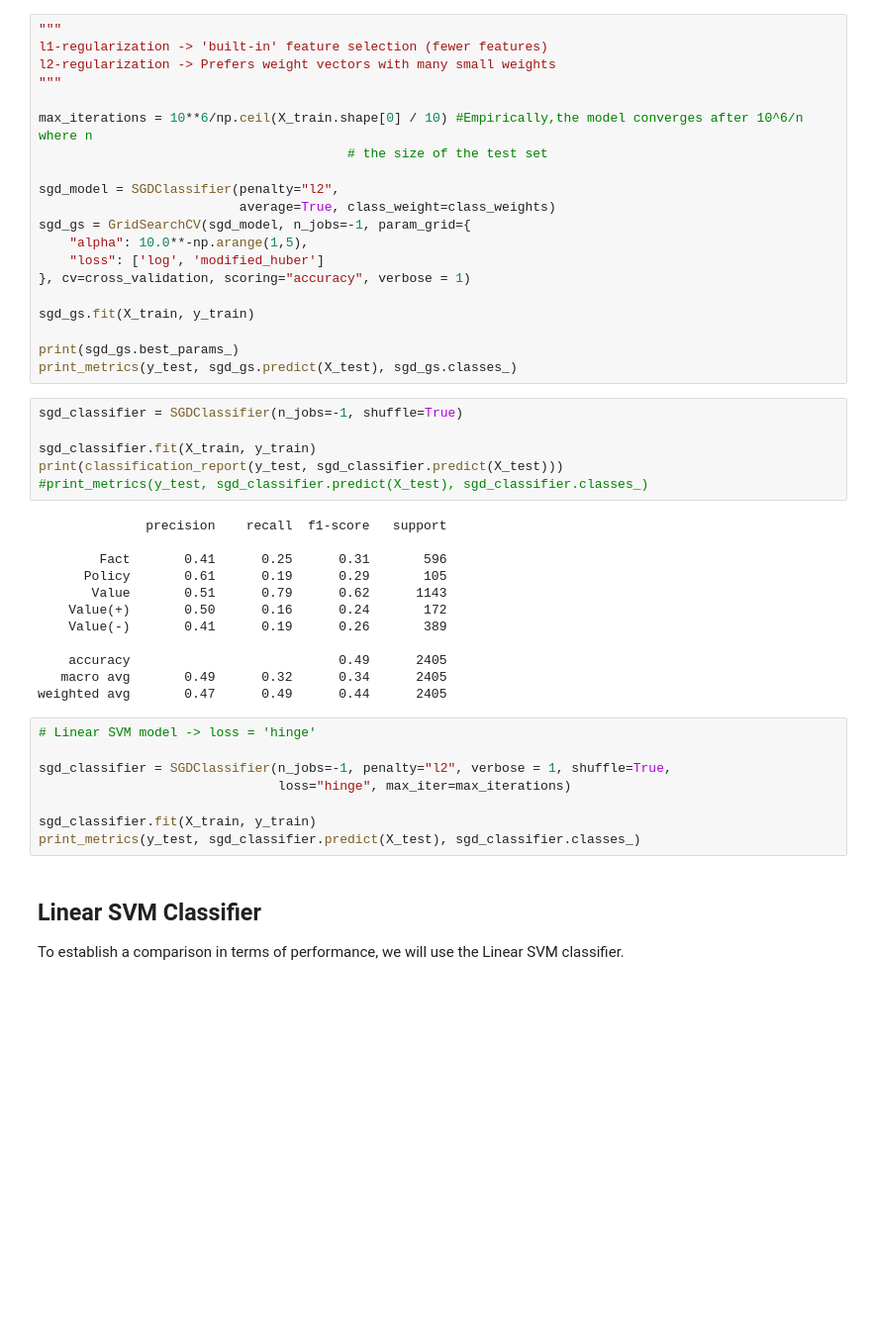
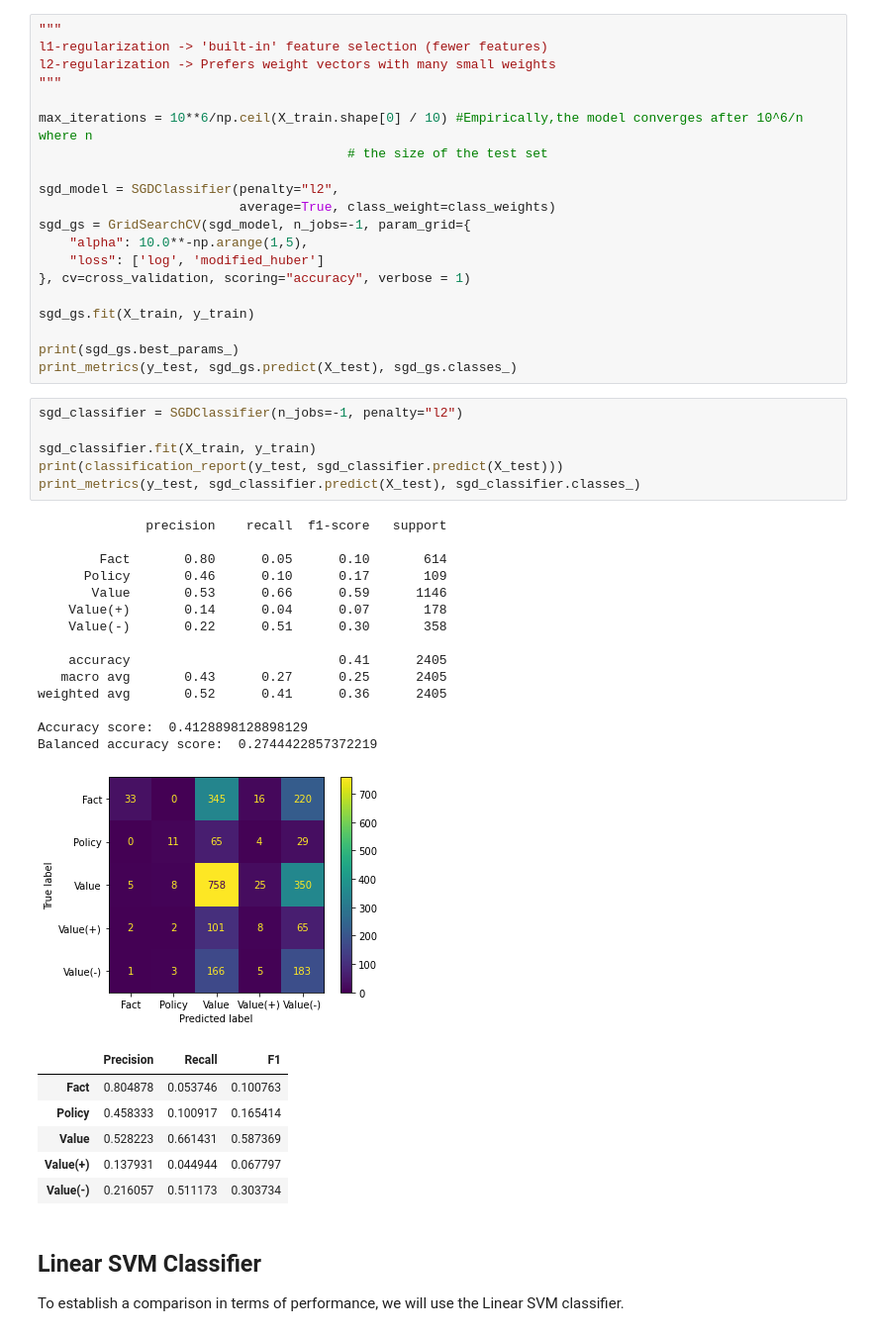
Before and after one commit to Caio-Nogueira/FEUP-PLN, a Jupyter notebook: classification.ipynb, the cells around one changed output. Shown at 99% size. Cells and saved outputs as stored; diff of their text form; blank space fills up the shorter version.

```diff
--- a/classification.ipynb
+++ b/classification.ipynb
@@ -530,31 +535,33 @@ sgd_gs.fit(X_train, y_train)
 print(sgd_gs.best_params_)
 print_metrics(y_test, sgd_gs.predict(X_test), sgd_gs.classes_)
 # %%
-sgd_classifier = SGDClassifier(n_jobs=-1, shuffle=True)
+sgd_classifier = SGDClassifier(n_jobs=-1, penalty="l2")
 
 sgd_classifier.fit(X_train, y_train)
 print(classification_report(y_test, sgd_classifier.predict(X_test)))
-#print_metrics(y_test, sgd_classifier.predict(X_test), sgd_classifier.classes_)
+print_metrics(y_test, sgd_classifier.predict(X_test), sgd_classifier.classes_)
 # %% [output]
               precision    recall  f1-score   support
 
-        Fact       0.41      0.25      0.31       596
-      Policy       0.61      0.19      0.29       105
-       Value       0.51      0.79      0.62      1143
-    Value(+)       0.50      0.16      0.24       172
-    Value(-)       0.41      0.19      0.26       389
+        Fact       0.80      0.05      0.10       614
+      Policy       0.46      0.10      0.17       109
+       Value       0.53      0.66      0.59      1146
+    Value(+)       0.14      0.04      0.07       178
+    Value(-)       0.22      0.51      0.30       358
 
-    accuracy                           0.49      2405
-   macro avg       0.49      0.32      0.34      2405
-weighted avg       0.47      0.49      0.44      2405
+    accuracy                           0.41      2405
+   macro avg       0.43      0.27      0.25      2405
+weighted avg       0.52      0.41      0.36      2405
+
+Accuracy score:  0.4128898128898129
+Balanced accuracy score:  0.2744422857372219
+[figure, added]
+|  | Precision | Recall | F1 |
+| Fact | 0.804878 | 0.053746 | 0.100763 |
+| Policy | 0.458333 | 0.100917 | 0.165414 |
+| Value | 0.528223 | 0.661431 | 0.587369 |
+| Value(+) | 0.137931 | 0.044944 | 0.067797 |
+| Value(-) | 0.216057 | 0.511173 | 0.303734 |
-# %%
-# Linear SVM model -> loss = 'hinge'
-
-sgd_classifier = SGDClassifier(n_jobs=-1, penalty="l2", verbose = 1, shuffle=True,
-                               loss="hinge", max_iter=max_iterations)
-
-sgd_classifier.fit(X_train, y_train)
-print_metrics(y_test, sgd_classifier.predict(X_test), sgd_classifier.classes_)
 # %% [markdown]
 ## Linear SVM Classifier
 To establish a comparison in terms of performance, we will use the Linear SVM classifier.
```
Also changed, not shown: parts of 16 cells of this notebook, 7 other files.
